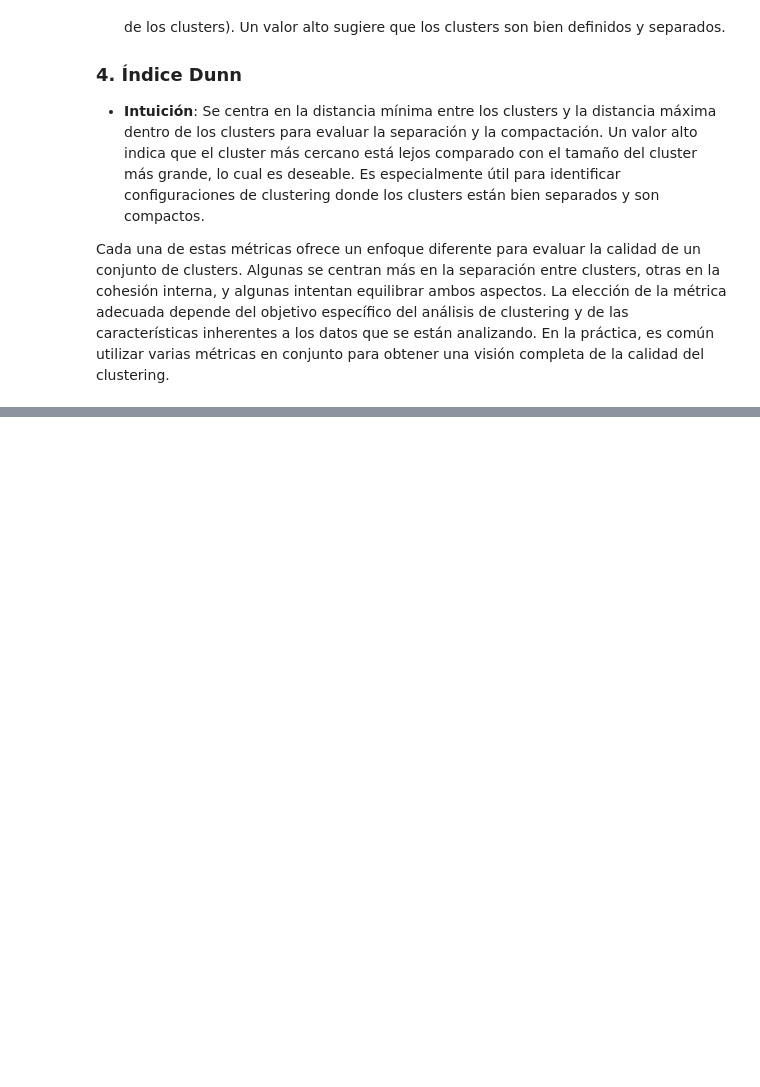
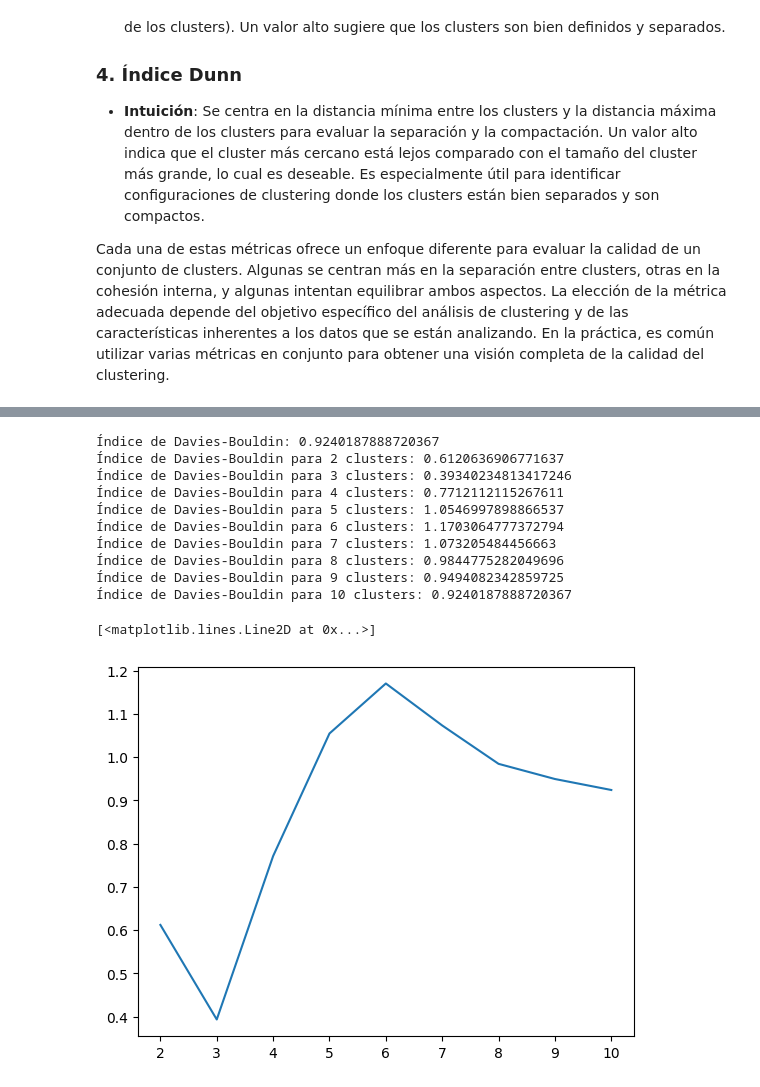
Before and after one commit to Izainea/Proyecto_1, a Jupyter notebook: Código/Coeficientes_CLuster.ipynb, the cells around one changed output, grey strips where cells are left out. Saved outputs shown, nothing was run; the diff lists cells and outputs as text; code cells hidden in the pictures; blank space fills up the shorter version.

```diff
--- a/Código/Coeficientes_CLuster.ipynb
+++ b/Código/Coeficientes_CLuster.ipynb
@@ -97,0 +200,36 @@ Cada una de estas métricas ofrece un enfoque diferente para evaluar la calidad
+# %%
+### Ahora calñculamos el indice de Davies-Bouldin
+
+from sklearn.metrics import davies_bouldin_score
+
+# Calculamos el índice de Davies-Bouldin
+
+db = davies_bouldin_score(X, y_km)
+
+print(f"Índice de Davies-Bouldin: {db}")
+
+### Ejercicio con varios clusters
+
+dbs=[]
+for n_clusters in range(2,11):
+    kmeans = KMeans(n_clusters=n_clusters, init='random', n_init=10, max_iter=300, tol=1e-04, random_state=0)
+    y_km = kmeans.fit_predict(X)
+    db = davies_bouldin_score(X, y_km)
+    dbs.append(db)
+    print(f"Índice de Davies-Bouldin para {n_clusters} clusters: {db}")
+
+##
+plt.plot(range(2,11), dbs)
+# %% [output]
+Índice de Davies-Bouldin: 0.9240187888720367
+Índice de Davies-Bouldin para 2 clusters: 0.6120636906771637
+Índice de Davies-Bouldin para 3 clusters: 0.39340234813417246
+Índice de Davies-Bouldin para 4 clusters: 0.7712112115267611
+Índice de Davies-Bouldin para 5 clusters: 1.0546997898866537
+Índice de Davies-Bouldin para 6 clusters: 1.1703064777372794
+Índice de Davies-Bouldin para 7 clusters: 1.073205484456663
+Índice de Davies-Bouldin para 8 clusters: 0.9844775282049696
+Índice de Davies-Bouldin para 9 clusters: 0.9494082342859725
+Índice de Davies-Bouldin para 10 clusters: 0.9240187888720367
+[<matplotlib.lines.Line2D at 0x...>]
+[figure, added]
```
Also changed, not shown: parts of 4 cells of this notebook, 1 other file.
